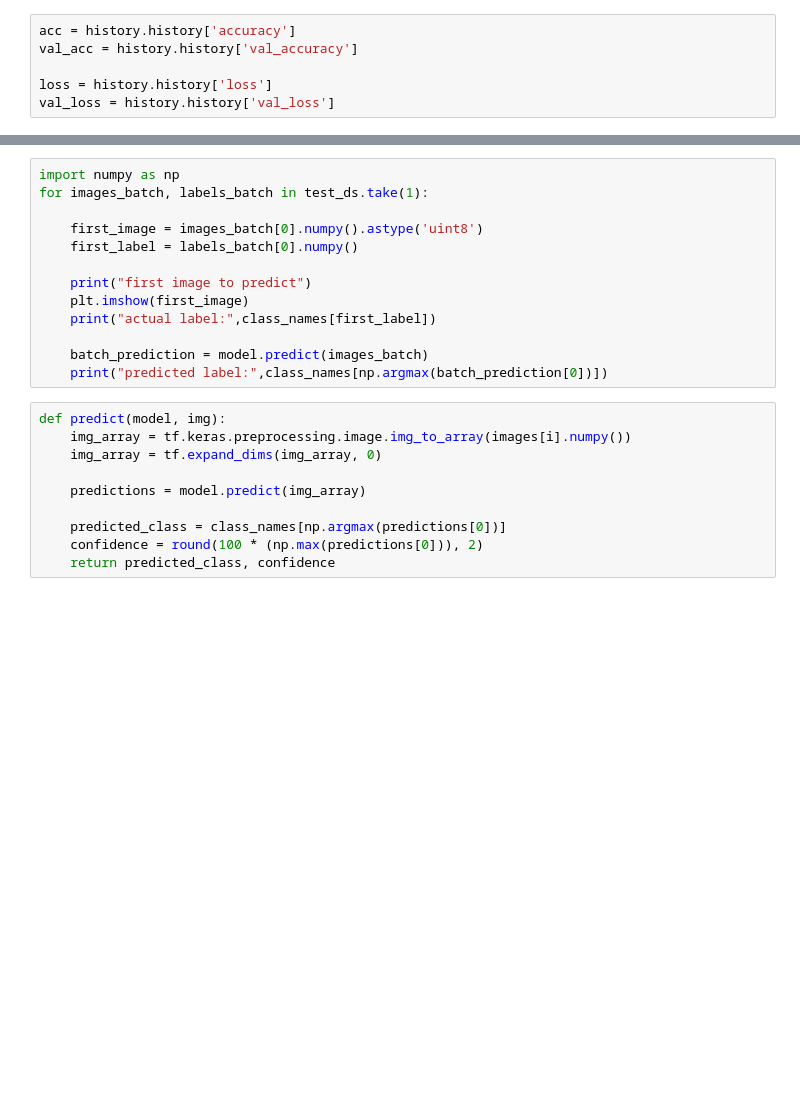
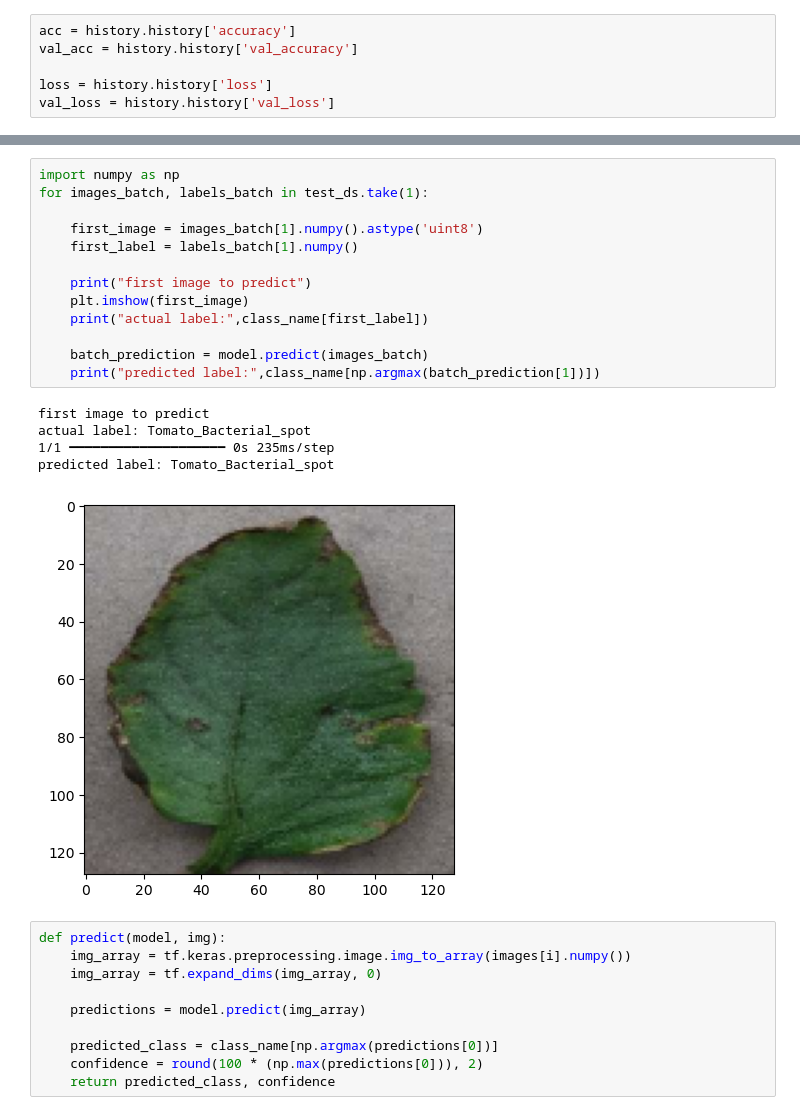
Before and after one commit to guvvalakarthik/tomato_disease_prediction_, a Jupyter notebook: training/training.ipynb, the cells around one changed output, grey strips where cells are left out. Saved outputs shown, nothing was run; the diff lists cells and outputs as text; blank space fills up the shorter version.

```diff
--- a/training/training.ipynb
+++ b/training/training.ipynb
@@ -177,16 +298,22 @@ plt.show()
 # %%
 import numpy as np
 for images_batch, labels_batch in test_ds.take(1):
 
-    first_image = images_batch[0].numpy().astype('uint8')
-    first_label = labels_batch[0].numpy()
+    first_image = images_batch[1].numpy().astype('uint8')
+    first_label = labels_batch[1].numpy()
 
     print("first image to predict")
     plt.imshow(first_image)
-    print("actual label:",class_names[first_label])
+    print("actual label:",class_name[first_label])
 
     batch_prediction = model.predict(images_batch)
-    print("predicted label:",class_names[np.argmax(batch_prediction[0])])
+    print("predicted label:",class_name[np.argmax(batch_prediction[1])])
+# %% [output]
+first image to predict
+actual label: Tomato_Bacterial_spot
+1/1 ━━━━━━━━━━━━━━━━━━━━ 0s 235ms/step
+predicted label: Tomato_Bacterial_spot
+[figure, added]
 # %%
 def predict(model, img):
     img_array = tf.keras.preprocessing.image.img_to_array(images[i].numpy())
@@ -194,7 +321,7 @@ def predict(model, img):
 
     predictions = model.predict(img_array)
 
-    predicted_class = class_names[np.argmax(predictions[0])]
+    predicted_class = class_name[np.argmax(predictions[0])]
     confidence = round(100 * (np.max(predictions[0])), 2)
     return predicted_class, confidence
 # %%
```
Also changed, not shown: parts of 29 cells of this notebook, 37 other files.
